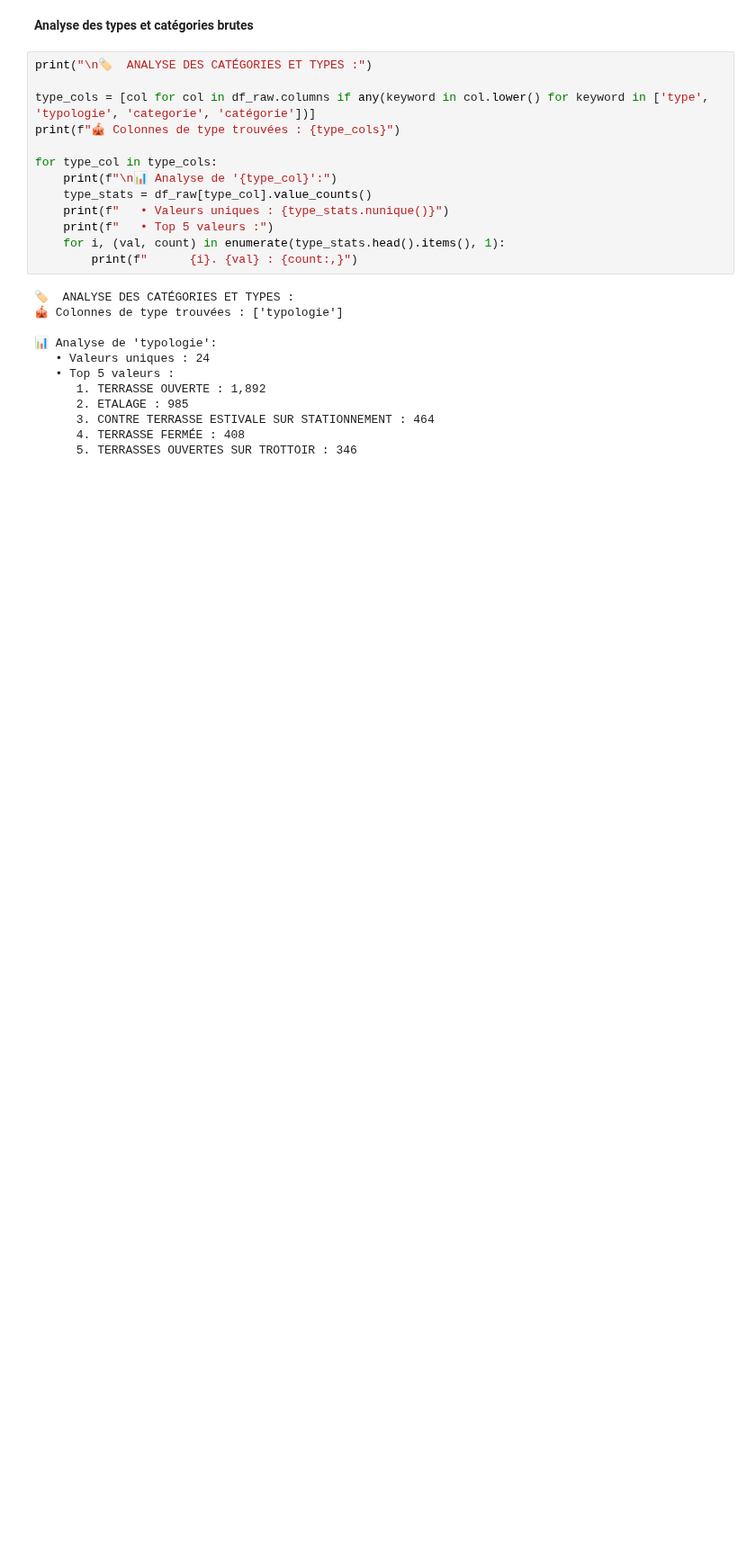
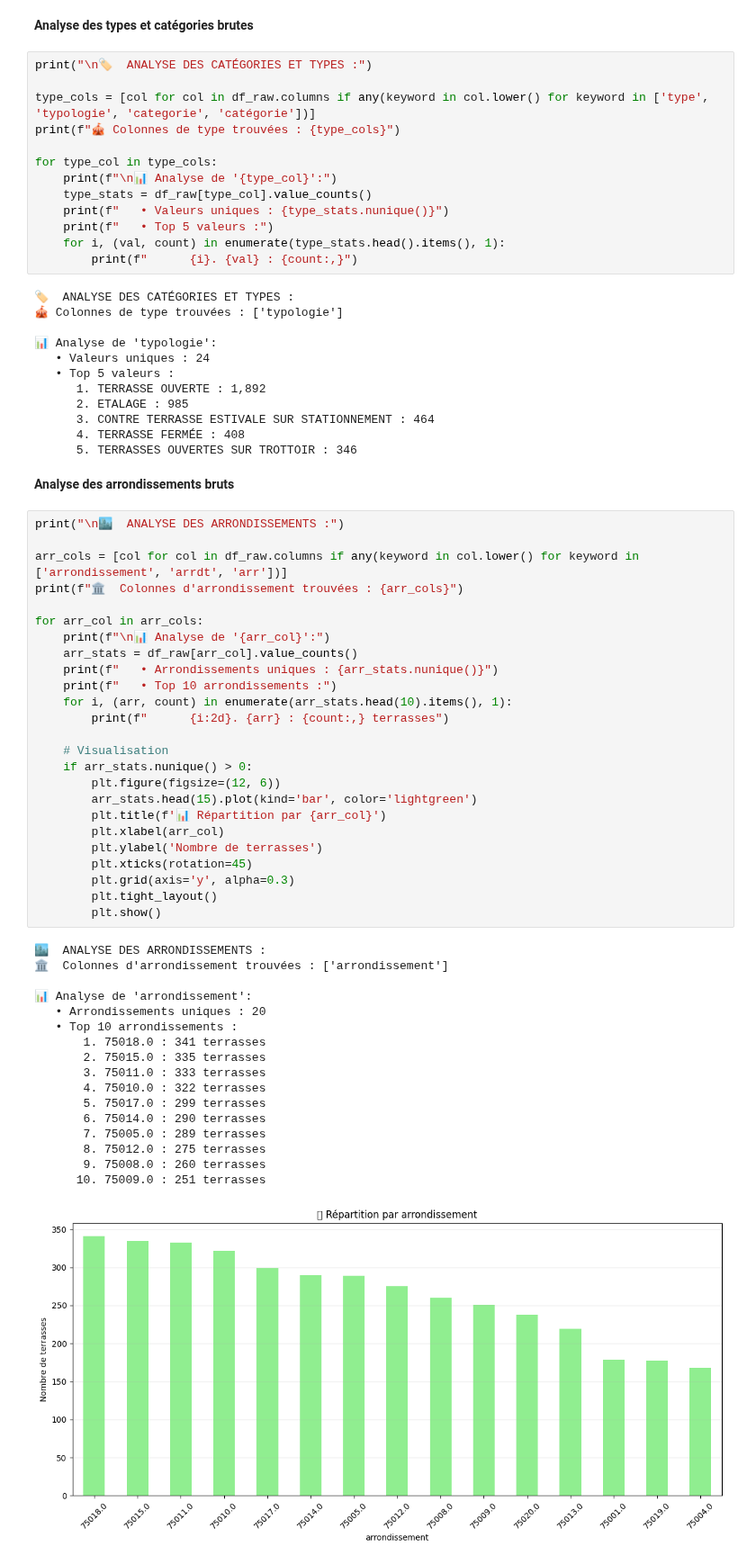
Before and after one commit to ZahraZellazi/L-Archipel-des-Commerces-Parisiens, a Jupyter notebook: notebooks/commerce.ipynb, the cells around one changed output. Shown at 90% size. Drawn from its saved outputs; the diff is of its cells as text; blank space fills up the shorter version.

```diff
--- a/notebooks/commerce.ipynb
+++ b/notebooks/commerce.ipynb
@@ -256,3 +274,48 @@ for type_col in type_cols:
       3. CONTRE TERRASSE ESTIVALE SUR STATIONNEMENT : 464
       4. TERRASSE FERMÉE : 408
       5. TERRASSES OUVERTES SUR TROTTOIR : 346
+# %% [markdown]
+**Analyse des arrondissements bruts**
+# %%
+print("\n🏙️  ANALYSE DES ARRONDISSEMENTS :")
+
+arr_cols = [col for col in df_raw.columns if any(keyword in col.lower() for keyword in ['arrondissement', 'arrdt', 'arr'])]
+print(f"🏛️  Colonnes d'arrondissement trouvées : {arr_cols}")
+
+for arr_col in arr_cols:
+    print(f"\n📊 Analyse de '{arr_col}':")
+    arr_stats = df_raw[arr_col].value_counts()
+    print(f"   • Arrondissements uniques : {arr_stats.nunique()}")
+    print(f"   • Top 10 arrondissements :")
+    for i, (arr, count) in enumerate(arr_stats.head(10).items(), 1):
+        print(f"      {i:2d}. {arr} : {count:,} terrasses")
+
+    # Visualisation
+    if arr_stats.nunique() > 0:
+        plt.figure(figsize=(12, 6))
+        arr_stats.head(15).plot(kind='bar', color='lightgreen')
+        plt.title(f'📊 Répartition par {arr_col}')
+        plt.xlabel(arr_col)
+        plt.ylabel('Nombre de terrasses')
+        plt.xticks(rotation=45)
+        plt.grid(axis='y', alpha=0.3)
+        plt.tight_layout()
+        plt.show()
+# %% [output]
+🏙️  ANALYSE DES ARRONDISSEMENTS :
+🏛️  Colonnes d'arrondissement trouvées : ['arrondissement']
+
+📊 Analyse de 'arrondissement':
+   • Arrondissements uniques : 20
+   • Top 10 arrondissements :
+       1. 75018.0 : 341 terrasses
+       2. 75015.0 : 335 terrasses
+       3. 75011.0 : 333 terrasses
+       4. 75010.0 : 322 terrasses
+       5. 75017.0 : 299 terrasses
+       6. 75014.0 : 290 terrasses
+       7. 75005.0 : 289 terrasses
+       8. 75012.0 : 275 terrasses
+       9. 75008.0 : 260 terrasses
+      10. 75009.0 : 251 terrasses
+[figure, added]
```
Also changed, not shown: parts of 2 cells of this notebook.
